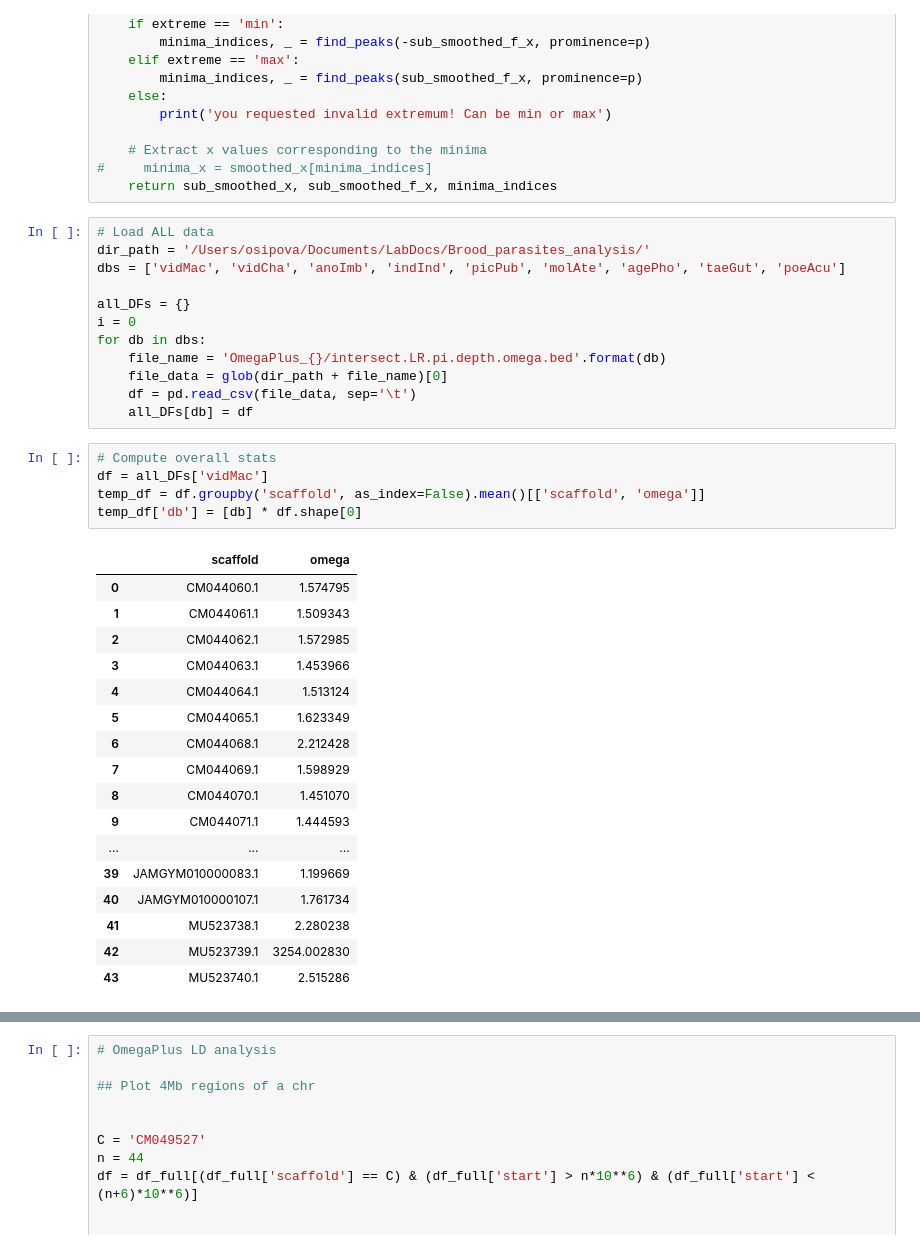
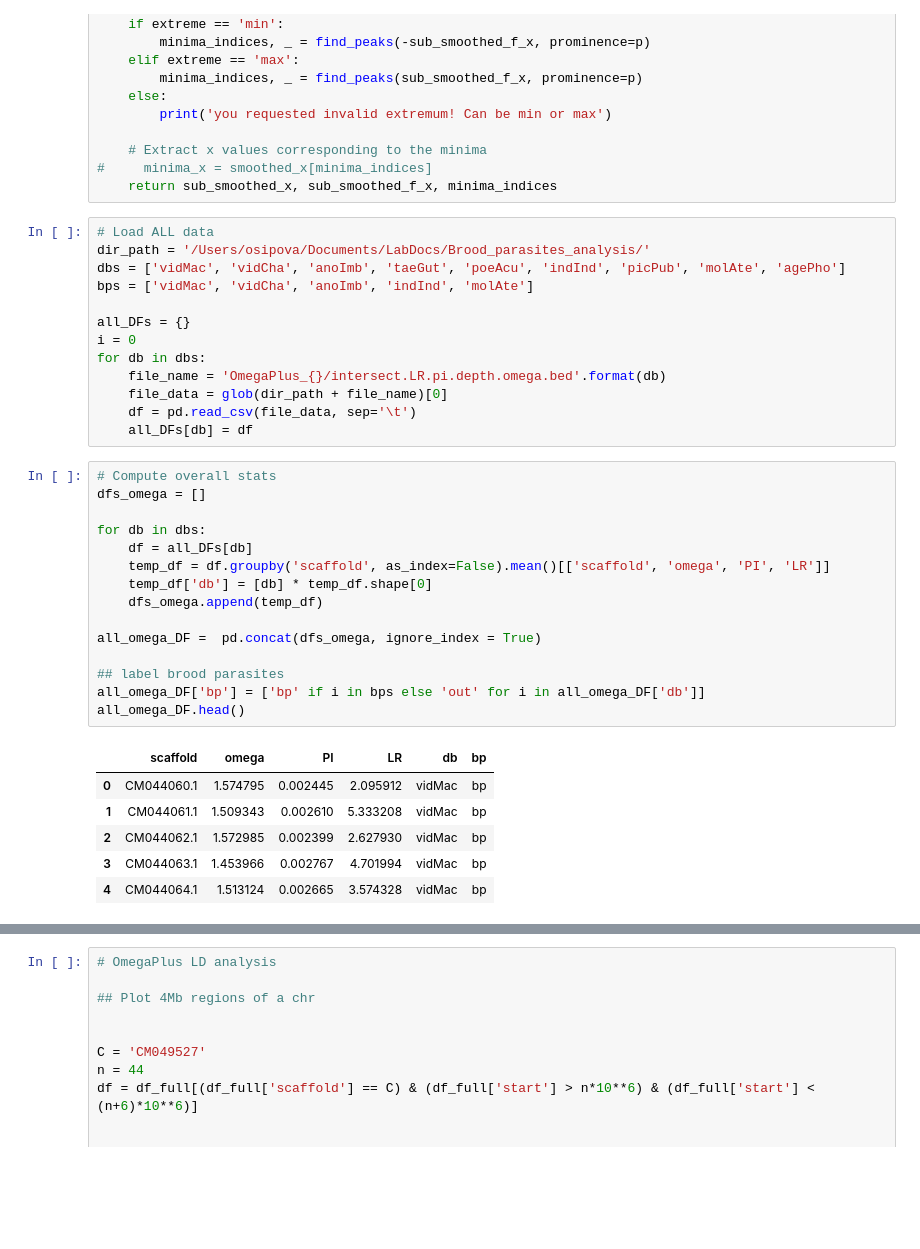
Before and after one commit to osipovarev/Brood_parasites_analysis, a Jupyter notebook: selective_sweeps_analysis.ipynb, the cells around one changed output, grey strips where cells are left out. Cells and saved outputs as stored; diff of their text form; blank space fills up the shorter version.

Commit message:
backed up changes from Thu Aug  1 22:56:07 EDT 2024 in the project /Users/osipova/Documents/LabDocs/Brood_parasites_analysis

```diff
--- a/selective_sweeps_analysis.ipynb
+++ b/selective_sweeps_analysis.ipynb
@@ -46,7 +46,8 @@ def find_local_extrema(x, f_x, window, p, extreme):
 # %%
 # Load ALL data
 dir_path = '/Users/osipova/Documents/LabDocs/Brood_parasites_analysis/'
-dbs = ['vidMac', 'vidCha', 'anoImb', 'indInd', 'picPub', 'molAte', 'agePho', 'taeGut', 'poeAcu']
+dbs = ['vidMac', 'vidCha', 'anoImb', 'taeGut', 'poeAcu', 'indInd', 'picPub', 'molAte', 'agePho']
+bps = ['vidMac', 'vidCha', 'anoImb', 'indInd', 'molAte']
 
 all_DFs = {}
 i = 0
@@ -57,24 +58,23 @@ for db in dbs:
     all_DFs[db] = df
 # %%
 # Compute overall stats
-df = all_DFs['vidMac']
-temp_df = df.groupby('scaffold', as_index=False).mean()[['scaffold', 'omega']]
-temp_df['db'] = [db] * df.shape[0]
+dfs_omega = []
+
+for db in dbs:
+    df = all_DFs[db]
+    temp_df = df.groupby('scaffold', as_index=False).mean()[['scaffold', 'omega', 'PI', 'LR']]
+    temp_df['db'] = [db] * temp_df.shape[0]
+    dfs_omega.append(temp_df)
+
+all_omega_DF =  pd.concat(dfs_omega, ignore_index = True)
+
+## label brood parasites
+all_omega_DF['bp'] = ['bp' if i in bps else 'out' for i in all_omega_DF['db']]
+all_omega_DF.head()
 # %% [output]
-|  | scaffold | omega |
-| 0 | CM044060.1 | 1.574795 |
-| 1 | CM044061.1 | 1.509343 |
-| 2 | CM044062.1 | 1.572985 |
-| 3 | CM044063.1 | 1.453966 |
-| 4 | CM044064.1 | 1.513124 |
-| 5 | CM044065.1 | 1.623349 |
-| 6 | CM044068.1 | 2.212428 |
-| 7 | CM044069.1 | 1.598929 |
-| 8 | CM044070.1 | 1.451070 |
-| 9 | CM044071.1 | 1.444593 |
-| ... | ... | ... |
-| 39 | JAMGYM010000083.1 | 1.199669 |
-| 40 | JAMGYM010000107.1 | 1.761734 |
-| 41 | MU523738.1 | 2.280238 |
-| 42 | MU523739.1 | 3254.002830 |
-| 43 | MU523740.1 | 2.515286 |
+|  | scaffold | omega | PI | LR | db | bp |
+| 0 | CM044060.1 | 1.574795 | 0.002445 | 2.095912 | vidMac | bp |
+| 1 | CM044061.1 | 1.509343 | 0.002610 | 5.333208 | vidMac | bp |
+| 2 | CM044062.1 | 1.572985 | 0.002399 | 2.627930 | vidMac | bp |
+| 3 | CM044063.1 | 1.453966 | 0.002767 | 4.701994 | vidMac | bp |
+| 4 | CM044064.1 | 1.513124 | 0.002665 | 3.574328 | vidMac | bp |
```
Also changed, not shown: parts of 1 cell of this notebook, 1 other file.
